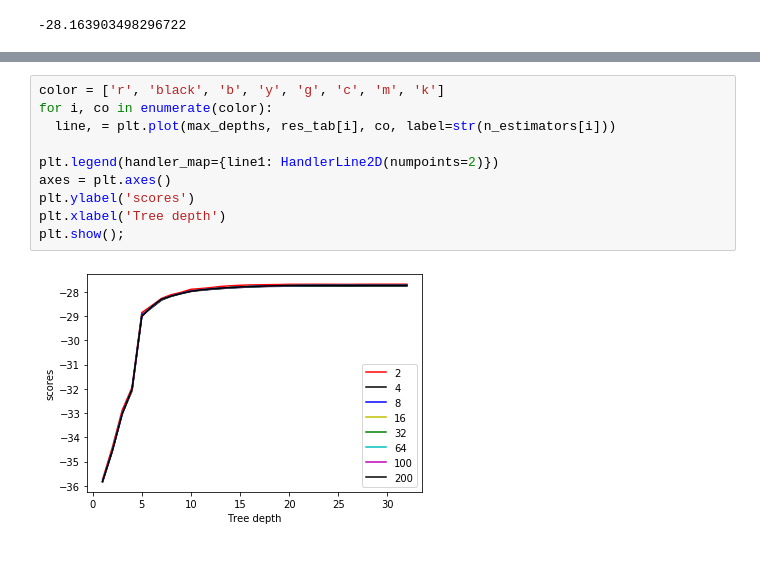
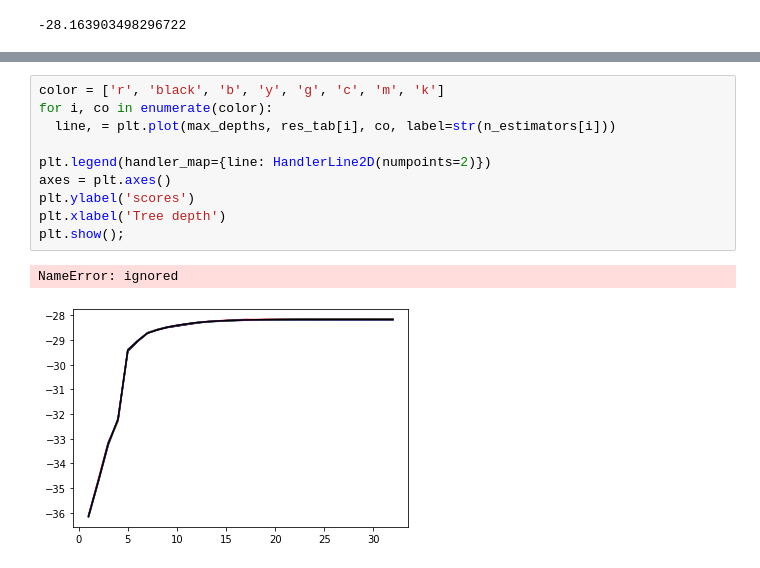
Before and after one commit to baczynska/Booking_hotel_project, a Jupyter notebook: booking_hotel.ipynb, the cells around one changed output, grey strips where cells are left out. Saved outputs shown, nothing was run; the diff lists cells and outputs as text.

```diff
--- a/booking_hotel.ipynb
+++ b/booking_hotel.ipynb
@@ -279,15 +267,16 @@ res
 # %%
 color = ['r', 'black', 'b', 'y', 'g', 'c', 'm', 'k']
 for i, co in enumerate(color):
   line, = plt.plot(max_depths, res_tab[i], co, label=str(n_estimators[i]))
 
-plt.legend(handler_map={line1: HandlerLine2D(numpoints=2)})
+plt.legend(handler_map={line: HandlerLine2D(numpoints=2)})
 axes = plt.axes()
 plt.ylabel('scores')
 plt.xlabel('Tree depth')
 plt.show();
 # %% [output]
+NameError: ignored
-[figure, old version]
+[figure, new version]
 # %%
 for i, co in enumerate(color):
   line, = plt.plot(max_depths, res_tab[i], co, label=str(n_estimators[i]))
```
Also changed, not shown: parts of 6 cells of this notebook.
